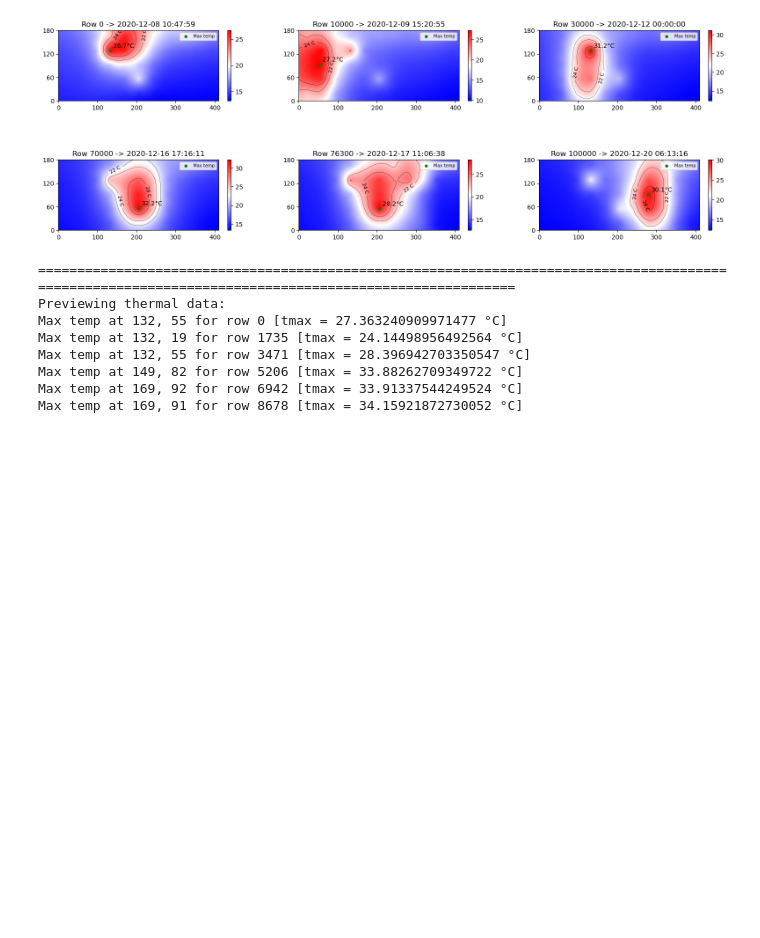
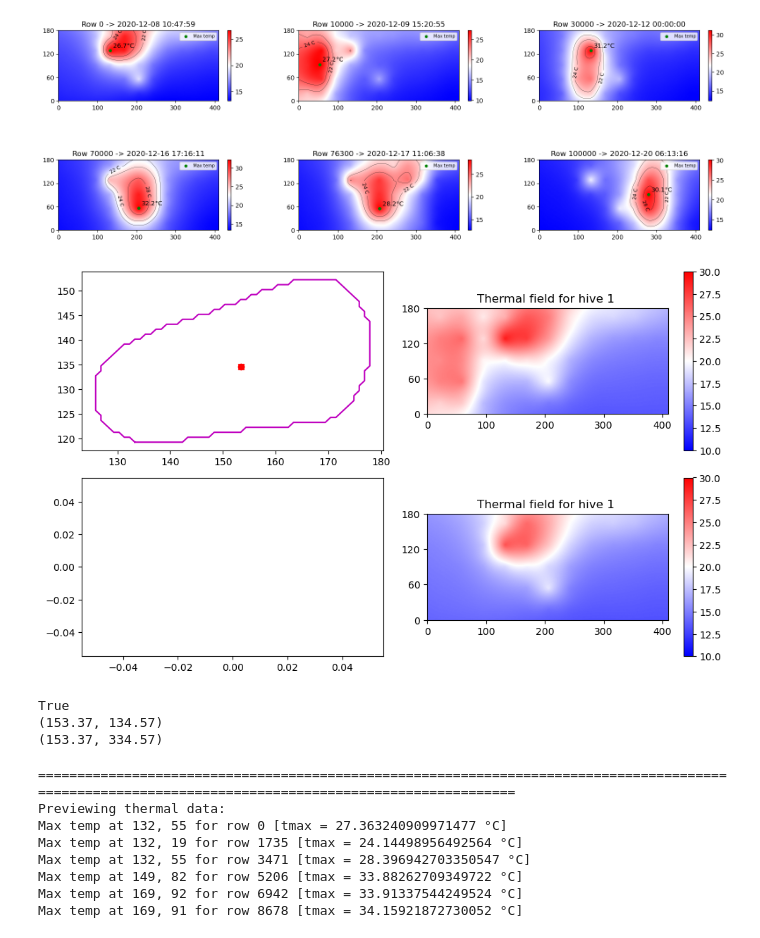
Before and after one commit to epfl-mobots/ABCThermalPlots, a Jupyter notebook: sandbox.ipynb, the cells around one changed output. Drawn from its saved outputs; the diff is of its cells as text; code cells hidden in the pictures; blank space fills up the shorter version.

Commit message:
finished implementing ThermalHive and started testing

```diff
--- a/sandbox.ipynb
+++ b/sandbox.ipynb
@@ -30,6 +31,26 @@ Max temp at 205, 56 for row 70000 [tmax = 32.245175252810455 °C]
 Max temp at 206, 55 for row 76300 [tmax = 28.18442337526227 °C]
 Max temp at 279, 91 for row 100000 [tmax = 30.09910330127352 °C]
 [figure]
+# %%
+tf_upper = ThermalFrame(temperatures.iloc[100].to_list(), hive_id=1)
+tf_lower = ThermalFrame(temperatures.iloc[0].to_list(), hive_id=1)
+th = ThermalHive(tf_upper, tf_lower, 27)
+fig, ax = plt.subplots(2,2, figsize=(10,6))
+th.plot(ax=ax[0,0], frame = "upper", contours = True, center = True, box = True)
+th.plot(ax=ax[1,0], frame = "lower", contours = True, center = True, box = True)
+tf_upper.plot_thermal_field(ax=ax[0,1], v_min= 10, v_max=30)
+tf_lower.plot_thermal_field(ax=ax[1,1], v_min= 10, v_max=30)
+plt.tight_layout()
+plt.show()
+
+print(th.isPositionFix)
+print(th.position)
+print(th.position_in_hive)
+# %% [output]
+[figure, added]
+True
+(153.37, 134.57)
+(153.37, 334.57)
 # %%
 # Plotting data from 21-22 winter
 file_path = "/Users/cyrilmonette/Library/CloudStorage/SynologyDrive-data/21.11-22.05_observation_OH/Thermal meas/h4r4/tmp/abc07_tmp_2021-11-18.csv"
```
Also changed, not shown: parts of 1 cell of this notebook, 1 other file.
